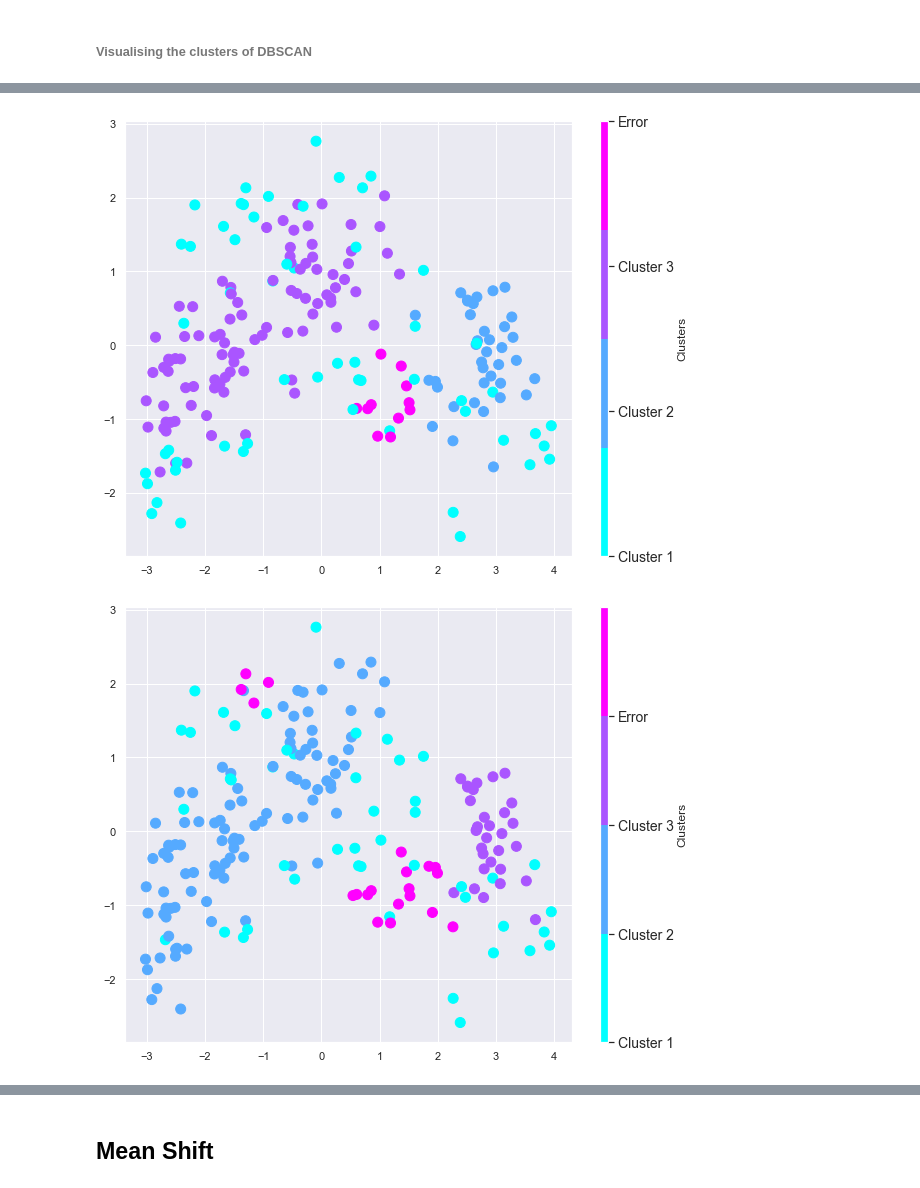
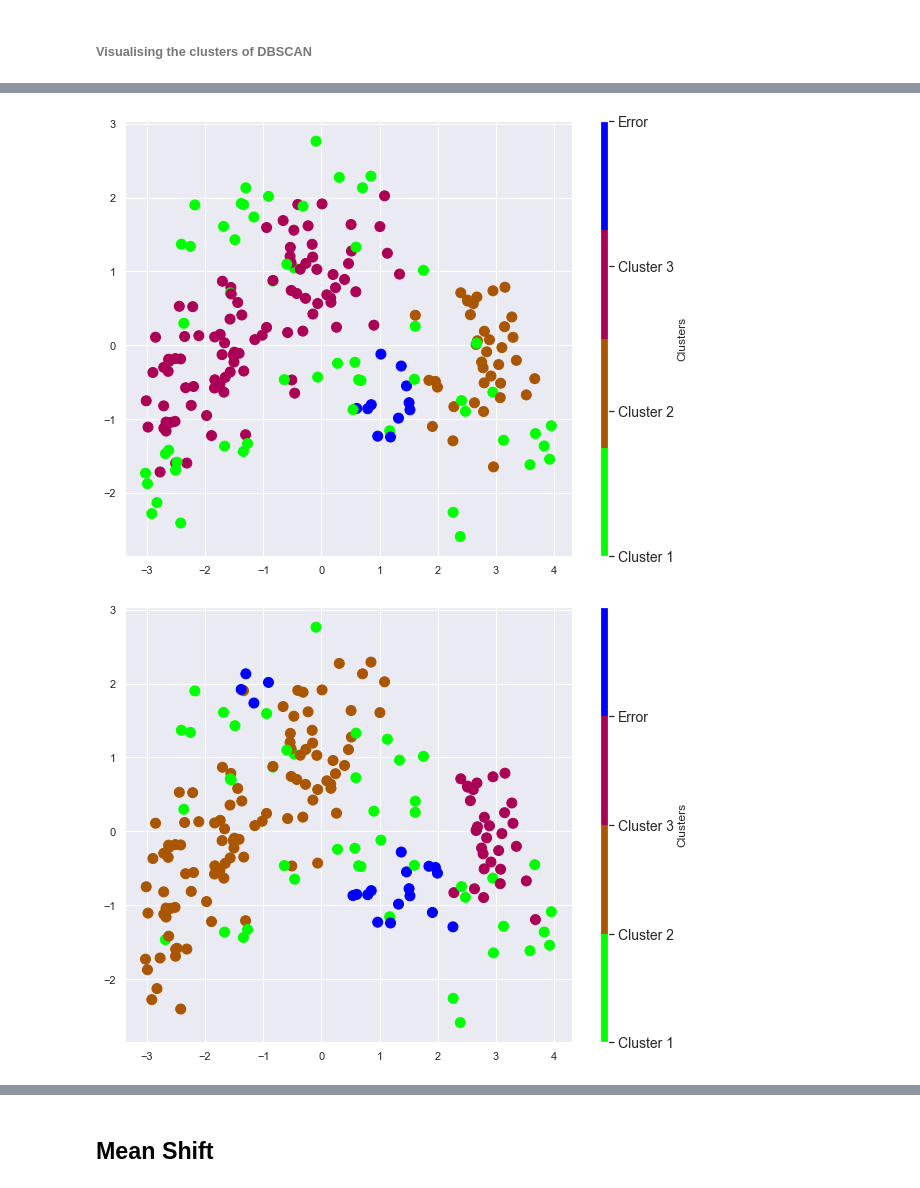
Before and after one commit to ARCHIBONG1/Wheat-Species-Prediction-Using-Clustering, a Jupyter notebook: Wheat Species Machine Learning Prediction_ Clustering Algorithms.ipynb, the cells around one changed output, grey strips where cells are left out. Saved outputs shown, nothing was run; the diff lists cells and outputs as text; code cells hidden in the pictures.

```diff
--- a/Wheat Species Machine Learning Prediction_ Clustering Algorithms.ipynb
+++ b/Wheat Species Machine Learning Prediction_ Clustering Algorithms.ipynb
@@ -689,7 +689,3 @@ Estimated no. of noise points: 198
  -1 -1 -1 -1 -1 -1 -1 -1 -1 -1 -1 -1 -1 -1 -1 -1 -1 -1 -1 -1 -1 -1 -1 -1
  -1 -1 -1 -1 -1 -1 -1 -1 -1 -1 -1 -1 -1 -1 -1 -1 -1 -1 -1 -1 -1 -1 -1 -1
  -1 -1 -1 -1 -1 -1]
-# %%
-pca = PCA(n_components=2)
-pca.fit(scaled_train_set)
-two_com_train_set = pca.transform(scaled_test_set)
@@ -888,7 +831,7 @@ Estimated no. of noise points: 8
 # %% [markdown]
 ###### Visualising the clusters of DBSCAN
 # %%
-def scatter_plot2(X,Y):
+def scatter_plot2(X,Y,Z):
 
     # Function to visualise the clusters on a scatter plot using PCA
 
@@ -896,11 +839,12 @@ def scatter_plot2(X,Y):
     pca.fit(X)
     two_com_train_set = pca.transform(X)  # saves the 2 generated components into a variable
 
-    plt.scatter(two_com_train_set[:,0], two_com_train_set[:,1], s=100, c=Y, cmap=plt.cm.get_cmap("cool",4));
+    plt.scatter(two_com_train_set[:,0], two_com_train_set[:,1], s=100, c=Y, cmap=plt.cm.get_cmap("brg_r",4));
 
     #plt.cm.
     cbar = plt.colorbar(label="Clusters", orientation="vertical", pad=0.05, aspect=50);
     cbar.set_ticks([-1,0,1,2])
     cbar.set_ticklabels(["Cluster 1", "Cluster 2", "Cluster 3", "Error"])
     cbar.ax.tick_params(labelsize=14)
+    plt.savefig(Z)
 # %%
@@ -922,9 +866,9 @@ scatter_plot2(scaled_train_set, labels_db_scaled_train_set4)
 # %%
-scatter_plot2(scaled_train_set, labels_db_scaled_train_set5)
+scatter_plot2(scaled_train_set, labels_db_scaled_train_set5, "db_Scatter plot4.jpg")
 # %% [output]
-[figure, old version]
+[figure, new version]
 # %%
-scatter_plot2(scaled_train_set, labels_db_scaled_train_set6)
+scatter_plot2(scaled_train_set, labels_db_scaled_train_set6, "db_Scatter plot5.jpg")
 # %% [output]
-[figure, old version]
+[figure, new version]
 # %%
```
Also changed, not shown: parts of 35 cells of this notebook.
